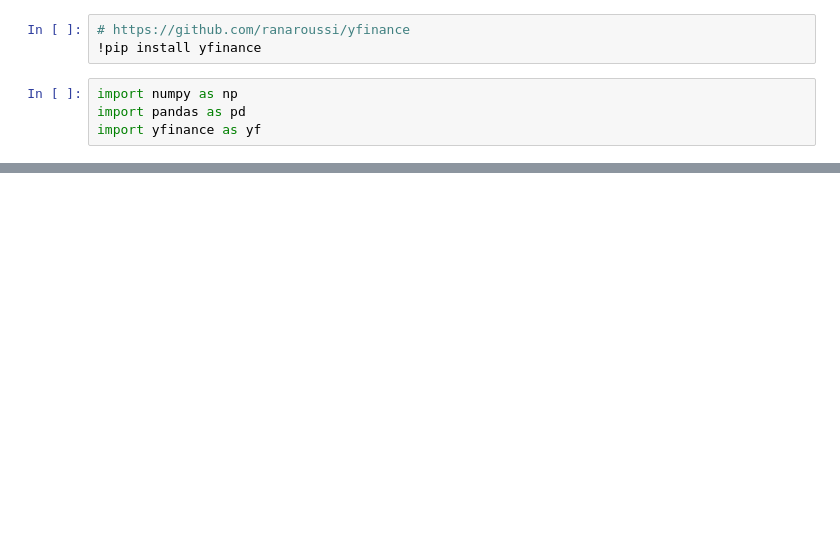
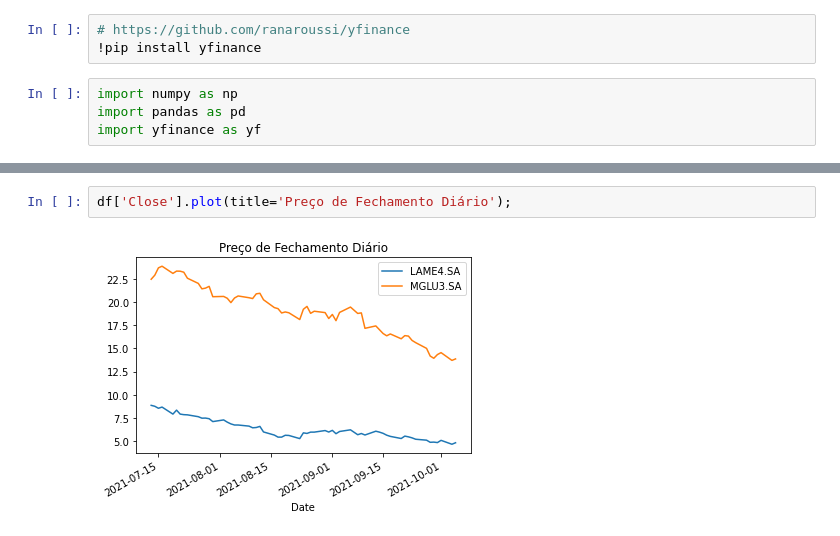
Before and after one commit to joaopcnogueira/colab-notebooks, a Jupyter notebook: Time_Series_Intraday_Stock_Data.ipynb, the cells around one changed output, grey strips where cells are left out. Cells and saved outputs as stored; diff of their text form; blank space fills up the shorter version.

```diff
--- a/Time_Series_Intraday_Stock_Data.ipynb
+++ b/Time_Series_Intraday_Stock_Data.ipynb
@@ -57,0 +84,4 @@ data.to_excel('mglu-stock-intraday-last-60d.xlsx', index=False)
+# %%
+df['Close'].plot(title='Preço de Fechamento Diário');
+# %% [output]
+[figure, added]
```
Also changed, not shown: parts of 10 cells of this notebook.
